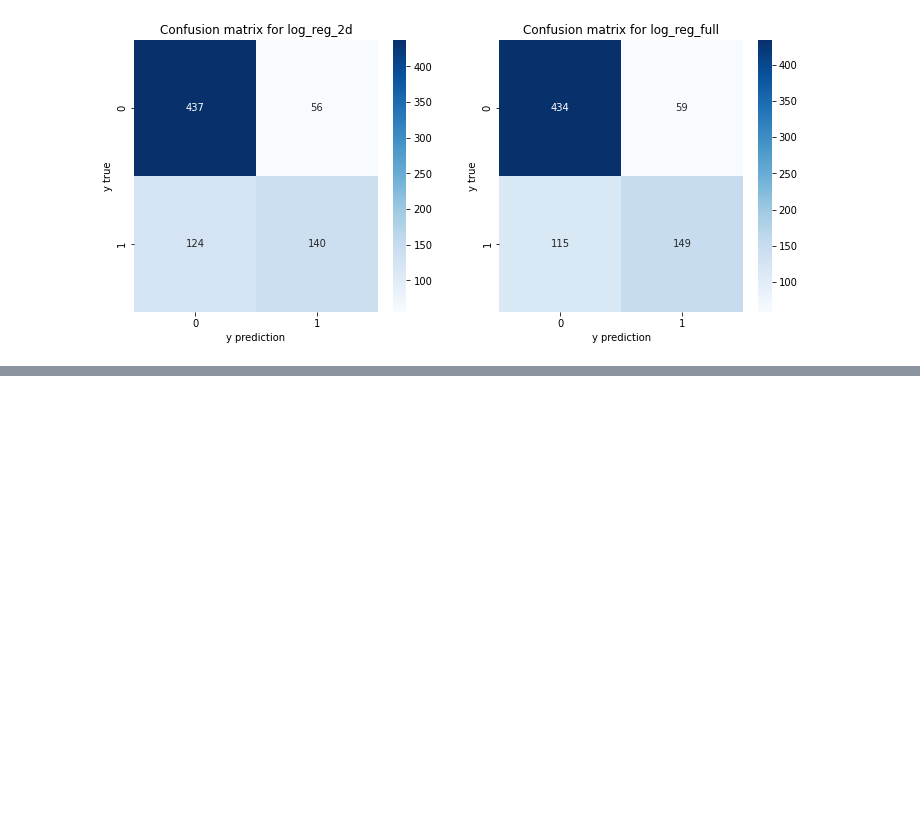
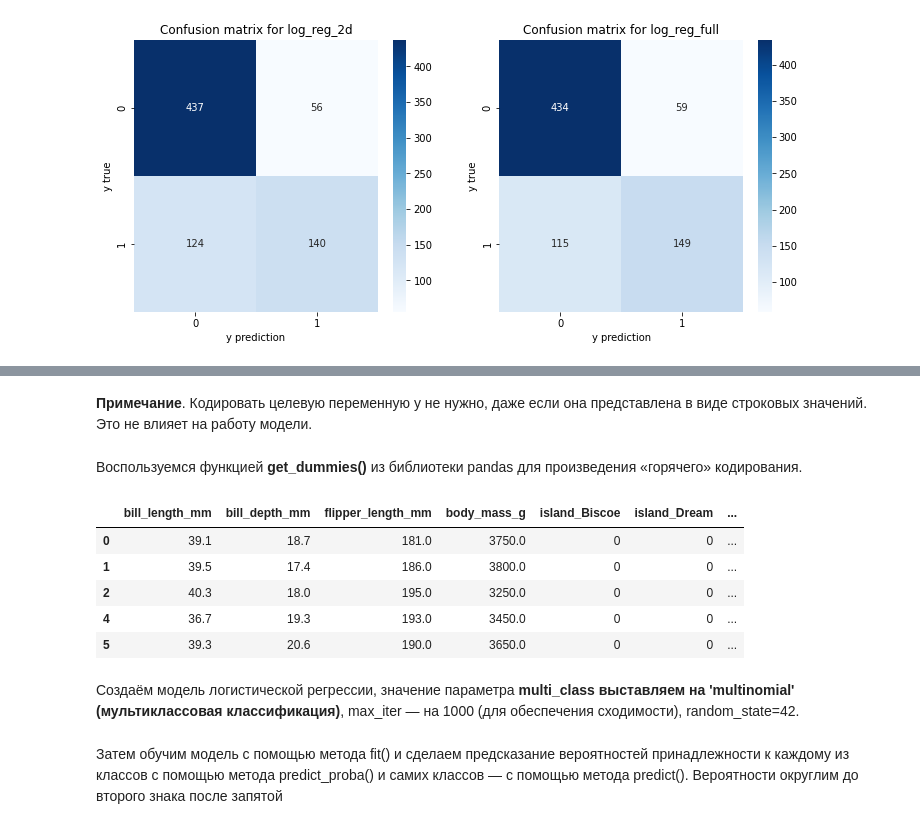
Before and after one commit to d3enjan/sf_data_science, a Jupyter notebook: skillfactory/ML-3. Обучение с учителем классификация/3. Метрики классификации. Мультиклассовая классификация.ipynb, the cells around one changed output, grey strips where cells are left out. Cells and saved outputs as stored; diff of their text form; code cells hidden in the pictures; blank space fills up the shorter version.

```diff
--- a/skillfactory/ML-3. Обучение с учителем классификация/3. Метрики классификации. Мультиклассовая классификация.ipynb
+++ b/skillfactory/ML-3. Обучение с учителем классификация/3. Метрики классификации. Мультиклассовая классификация.ipynb
@@ -105,0 +356,2 @@ axes[1].set_ylabel('y true');
+# %%
+penguins_data = penguins_data.dropna()
@@ -105,0 +360,4 @@ axes[1].set_ylabel('y true');
+# %%
+X = penguins_data.drop('species', axis=1)
+y = penguins_data['species']
+X.head()
@@ -105,0 +371,18 @@ axes[1].set_ylabel('y true');
+# %% [markdown]
+**Примечание**. Кодировать целевую переменную y не нужно, даже если она представлена в виде строковых значений. Это не влияет на работу модели.
+# %% [markdown]
+Воспользуемся функцией **get_dummies()** из библиотеки pandas для произведения «горячего» кодирования.
+# %%
+X_dummies = pd.get_dummies(X)
+X_dummies.head()
+# %% [output]
+|  | bill_length_mm | bill_depth_mm | flipper_length_mm | body_mass_g | island_Biscoe | island_Dream | ... |
+| 0 | 39.1 | 18.7 | 181.0 | 3750.0 | 0 | 0 | ... |
+| 1 | 39.5 | 17.4 | 186.0 | 3800.0 | 0 | 0 | ... |
+| 2 | 40.3 | 18.0 | 195.0 | 3250.0 | 0 | 0 | ... |
+| 4 | 36.7 | 19.3 | 193.0 | 3450.0 | 0 | 0 | ... |
+| 5 | 39.3 | 20.6 | 190.0 | 3650.0 | 0 | 0 | ... |
+# %% [markdown]
+Создаём модель логистической регрессии, значение параметра **multi_class выставляем на 'multinomial' (мультиклассовая классификация)**, max_iter — на 1000 (для обеспечения сходимости), random_state=42.
+# %% [markdown]
+Затем обучим модель с помощью метода fit() и сделаем предсказание вероятностей принадлежности к каждому из классов с помощью метода predict_proba() и самих классов — с помощью метода predict(). Вероятности округлим до второго знака после запятой
```
Also changed, not shown: parts of 34 cells of this notebook, 1 other file.
